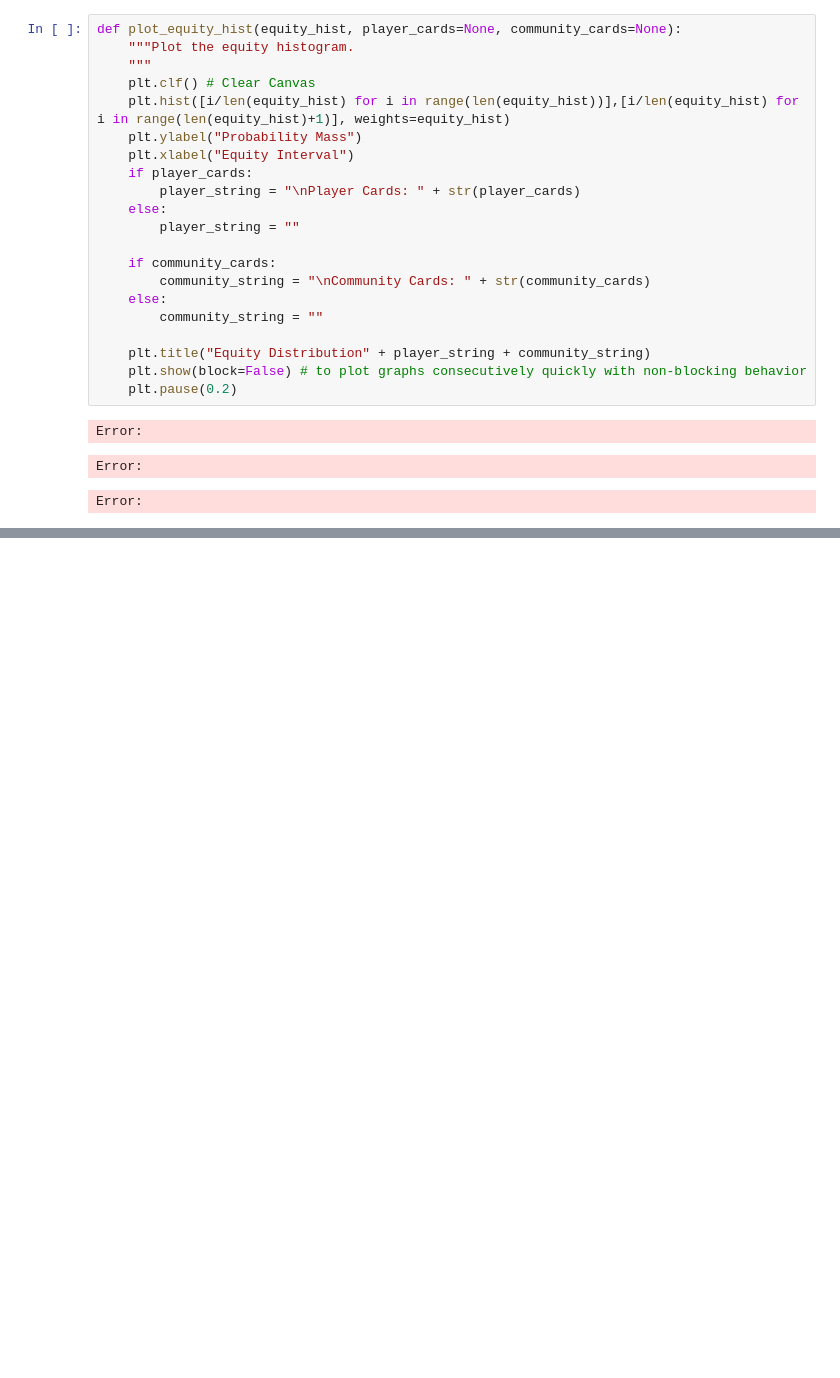
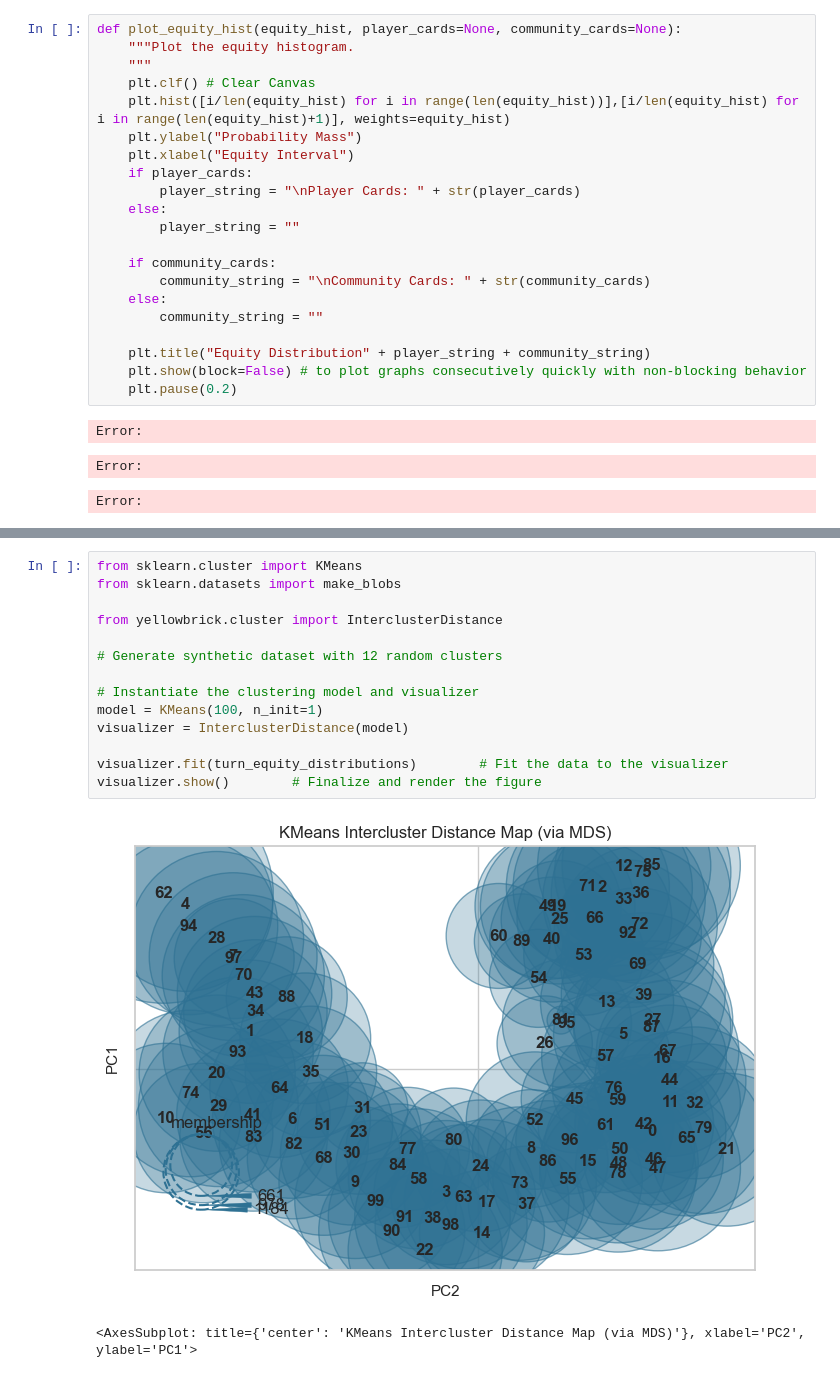
Before and after one commit to Gongsta/Poker-AI, a Jupyter notebook: notebooks/abstraction.ipynb, the cells around one changed output, grey strips where cells are left out. Drawn from its saved outputs; the diff is of its cells as text; blank space fills up the shorter version.

```diff
--- a/notebooks/abstraction.ipynb
+++ b/notebooks/abstraction.ipynb
@@ -135,0 +144,17 @@ Error:
+# %%
+from sklearn.cluster import KMeans
+from sklearn.datasets import make_blobs
+
+from yellowbrick.cluster import InterclusterDistance
+
+# Generate synthetic dataset with 12 random clusters
+
+# Instantiate the clustering model and visualizer
+model = KMeans(100, n_init=1)
+visualizer = InterclusterDistance(model)
+
+visualizer.fit(turn_equity_distributions)        # Fit the data to the visualizer
+visualizer.show()        # Finalize and render the figure
+# %% [output]
+[figure, added]
+<AxesSubplot: title={'center': 'KMeans Intercluster Distance Map (via MDS)'}, xlabel='PC2', ylabel='PC1'>
```
Also changed, not shown: parts of 11 cells of this notebook, 8 other files.
